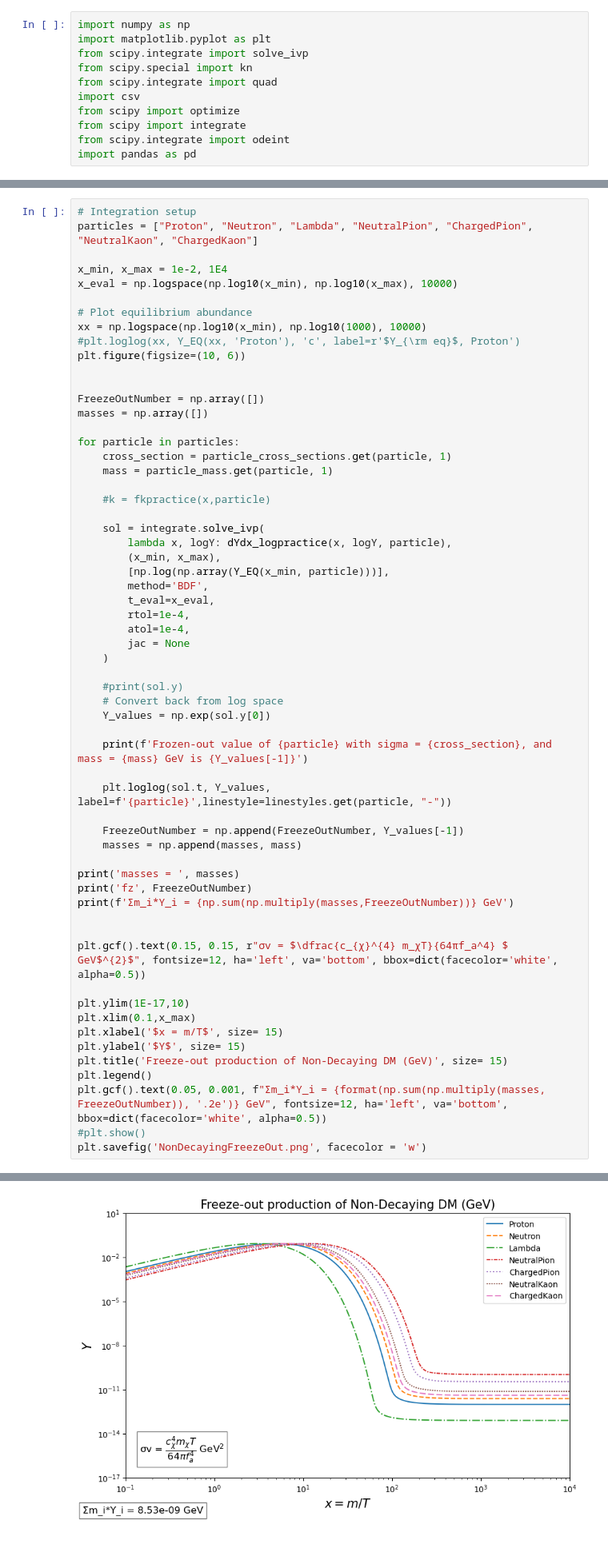
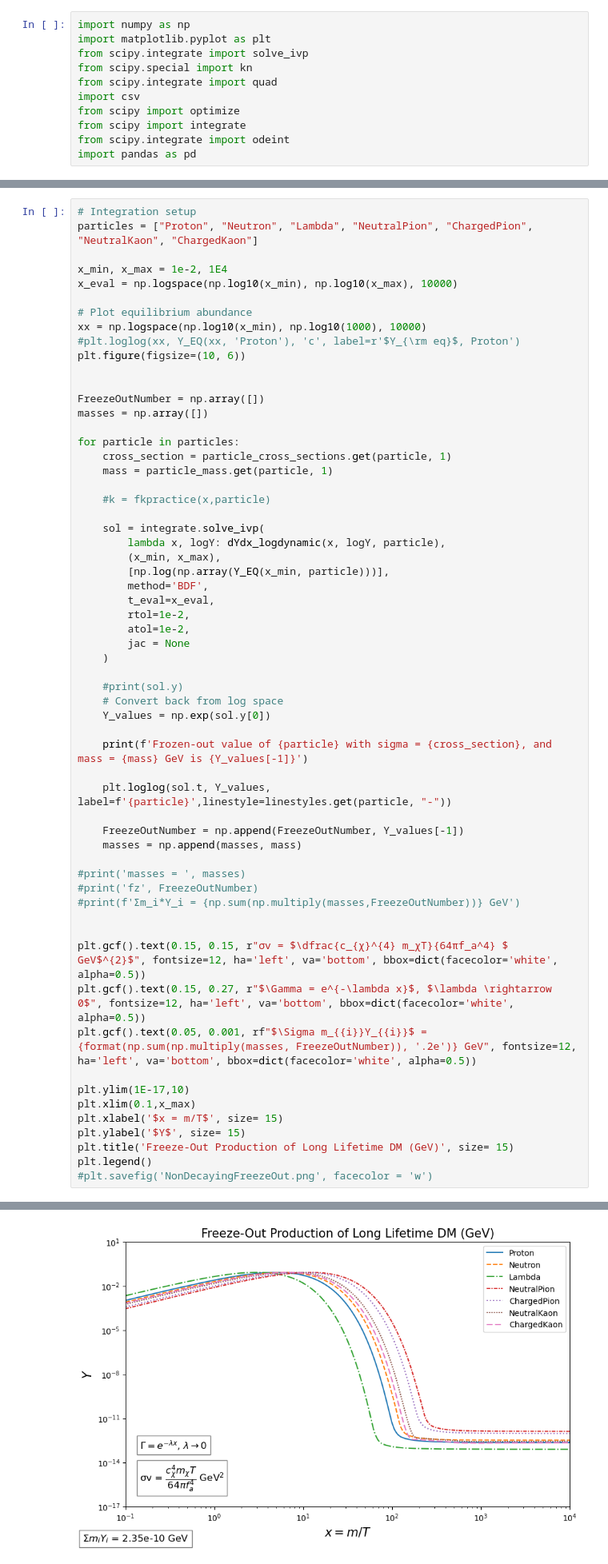
Before and after one commit to IgalPress/Thesis, a Jupyter notebook: FreezeOutCode.ipynb, the cells around one changed output, grey strips where cells are left out. Shown at 80% size. Saved outputs shown, nothing was run; the diff lists cells and outputs as text.

Commit message:
Added a plot for decaying particles. Also trying to add a coupled boltzmann equation.

```diff
--- a/FreezeOutCode.ipynb
+++ b/FreezeOutCode.ipynb
@@ -80,13 +79,13 @@ for particle in particles:
     #k = fkpractice(x,particle)
 
     sol = integrate.solve_ivp(
-        lambda x, logY: dYdx_logpractice(x, logY, particle),
+        lambda x, logY: dYdx_logdynamic(x, logY, particle),
         (x_min, x_max),
         [np.log(np.array(Y_EQ(x_min, particle)))],
         method='BDF',
         t_eval=x_eval,
-        rtol=1e-4,
-        atol=1e-4,
+        rtol=1e-2,
+        atol=1e-2,
         jac = None
     )
 
@@ -101,20 +100,20 @@ for particle in particles:
     FreezeOutNumber = np.append(FreezeOutNumber, Y_values[-1])
     masses = np.append(masses, mass)
 
-print('masses = ', masses)
-print('fz', FreezeOutNumber)
-print(f'Σm_i*Y_i = {np.sum(np.multiply(masses,FreezeOutNumber))} GeV')
+#print('masses = ', masses)
+#print('fz', FreezeOutNumber)
+#print(f'Σm_i*Y_i = {np.sum(np.multiply(masses,FreezeOutNumber))} GeV')
 
 
 plt.gcf().text(0.15, 0.15, r"σv = $\dfrac{c_{χ}^{4} m_χT}{64πf_a^4} $ GeV$^{2}$", fontsize=12, ha='left', va='bottom', bbox=dict(facecolor='white', alpha=0.5))
+plt.gcf().text(0.15, 0.27, r"$\Gamma = e^{-\lambda x}$, $\lambda \rightarrow 0$", fontsize=12, ha='left', va='bottom', bbox=dict(facecolor='white', alpha=0.5))
+plt.gcf().text(0.05, 0.001, rf"$\Sigma m_{{i}}Y_{{i}}$ = {format(np.sum(np.multiply(masses, FreezeOutNumber)), '.2e')} GeV", fontsize=12, ha='left', va='bottom', bbox=dict(facecolor='white', alpha=0.5))
 
 plt.ylim(1E-17,10)
 plt.xlim(0.1,x_max)
 plt.xlabel('$x = m/T$', size= 15)
 plt.ylabel('$Y$', size= 15)
-plt.title('Freeze-out production of Non-Decaying DM (GeV)', size= 15)
+plt.title('Freeze-Out Production of Long Lifetime DM (GeV)', size= 15)
 plt.legend()
-plt.gcf().text(0.05, 0.001, f"Σm_i*Y_i = {format(np.sum(np.multiply(masses, FreezeOutNumber)), '.2e')} GeV", fontsize=12, ha='left', va='bottom', bbox=dict(facecolor='white', alpha=0.5))
-#plt.show()
-plt.savefig('NonDecayingFreezeOut.png', facecolor = 'w')
+#plt.savefig('NonDecayingFreezeOut.png', facecolor = 'w')
 # %% [output]
@@ -132 +128 @@ fz [9.60230862e-13 2.39496599e-12 7.82873624e-14 1.03606278e-10
-[figure, old version]
+[figure, new version]
```
Also changed, not shown: parts of 11 cells of this notebook, 3 other files.
